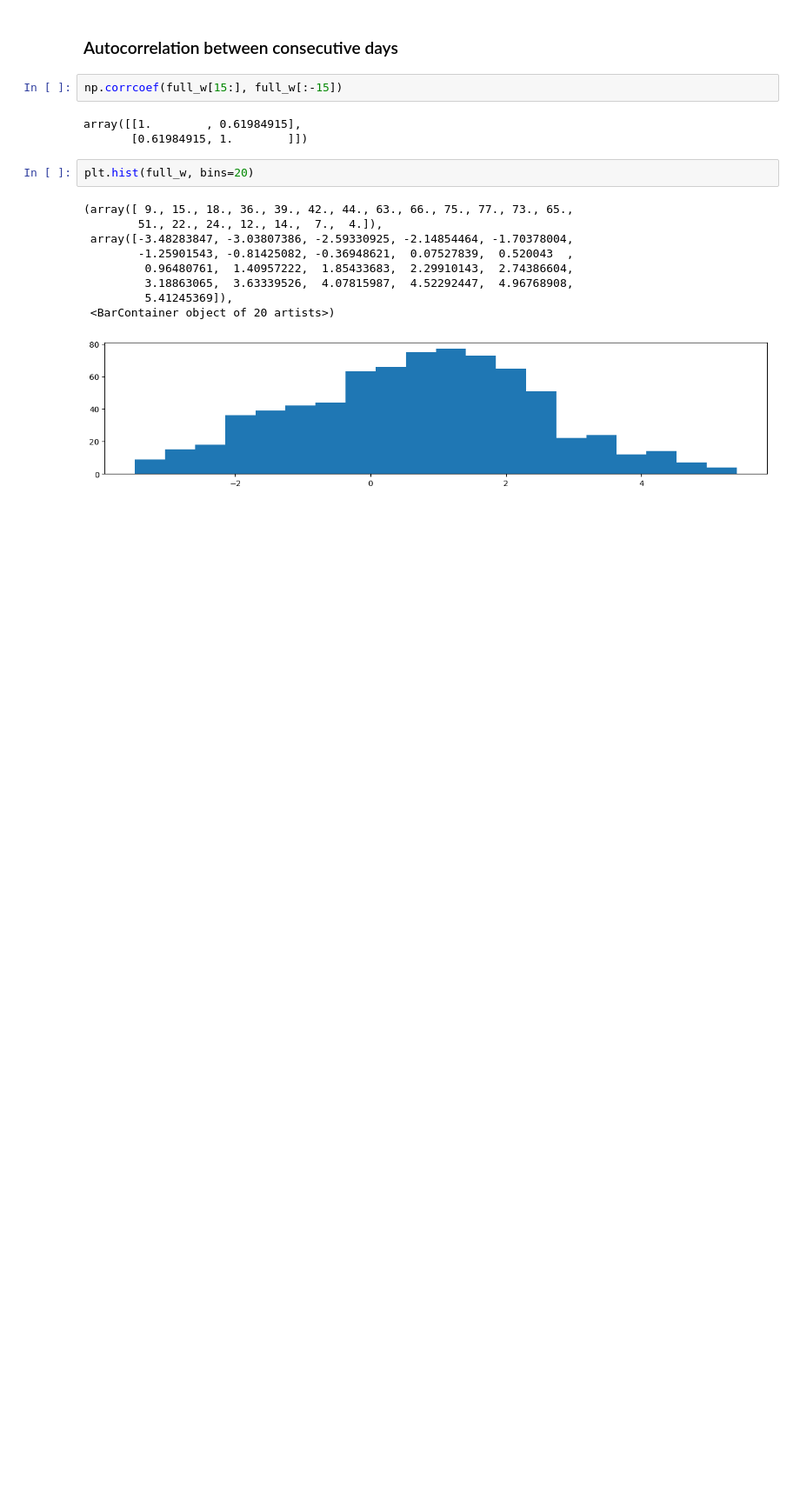
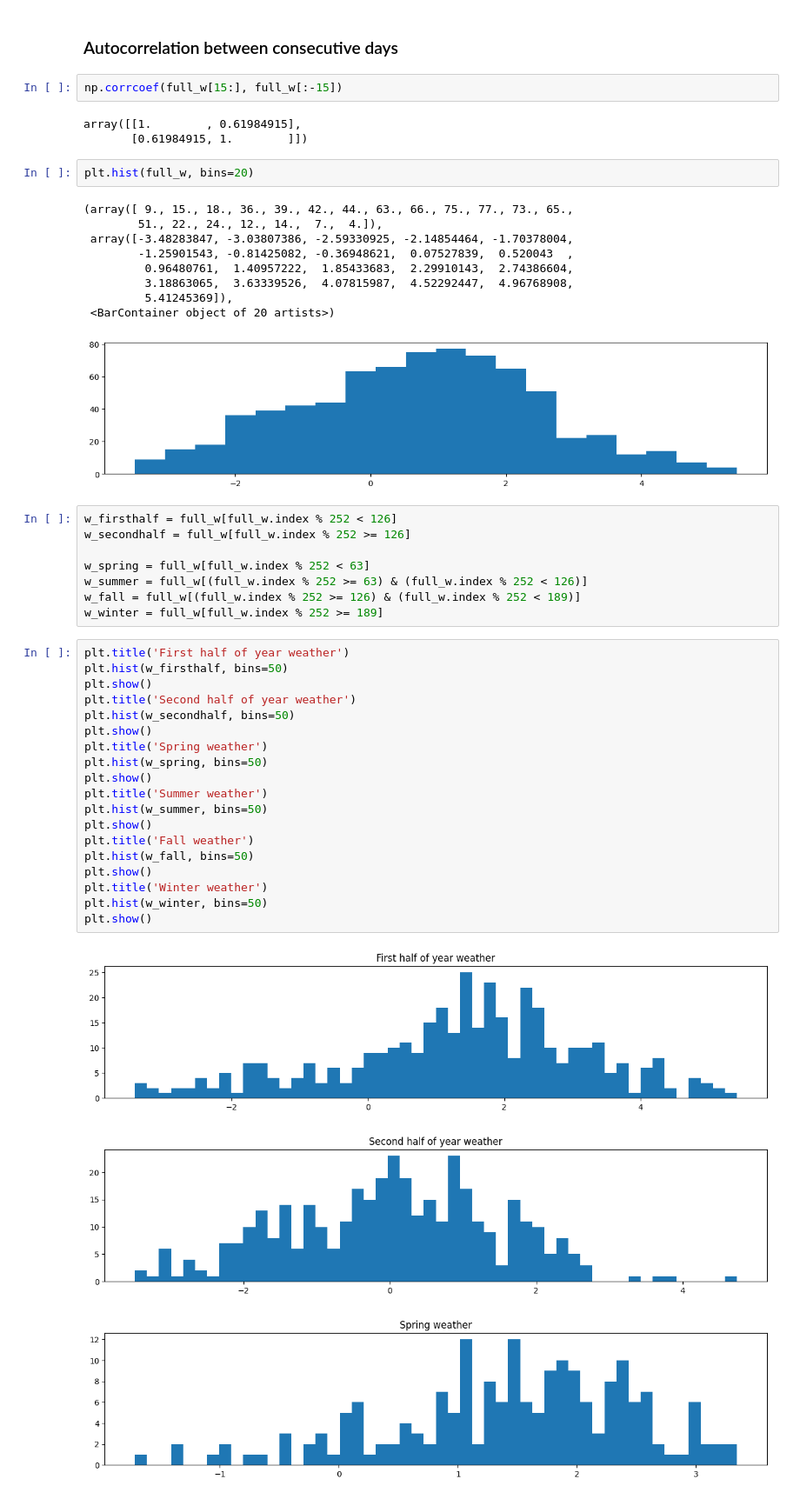
Before and after one commit to Ae-bii/uchicago-trading-2023, a Jupyter notebook: case1/analysis/analysis.ipynb, the cells around one changed output. Shown at 87% size. Cells and saved outputs as stored; diff of their text form; blank space fills up the shorter version.

Commit message:
Added some weather analysis.

```diff
--- a/case1/analysis/analysis.ipynb
+++ b/case1/analysis/analysis.ipynb
@@ -260,3 +259,34 @@ plt.hist(full_w, bins=20)
          5.41245369]),
  <BarContainer object of 20 artists>)
 [figure]
+# %%
+w_firsthalf = full_w[full_w.index % 252 < 126]
+w_secondhalf = full_w[full_w.index % 252 >= 126]
+
+w_spring = full_w[full_w.index % 252 < 63]
+w_summer = full_w[(full_w.index % 252 >= 63) & (full_w.index % 252 < 126)]
+w_fall = full_w[(full_w.index % 252 >= 126) & (full_w.index % 252 < 189)]
+w_winter = full_w[full_w.index % 252 >= 189]
+# %%
+plt.title('First half of year weather')
+plt.hist(w_firsthalf, bins=50)
+plt.show()
+plt.title('Second half of year weather')
+plt.hist(w_secondhalf, bins=50)
+plt.show()
+plt.title('Spring weather')
+plt.hist(w_spring, bins=50)
+plt.show()
+plt.title('Summer weather')
+plt.hist(w_summer, bins=50)
+plt.show()
+plt.title('Fall weather')
+plt.hist(w_fall, bins=50)
+plt.show()
+plt.title('Winter weather')
+plt.hist(w_winter, bins=50)
+plt.show()
+# %% [output]
+[figure, added]
+[figure, added]
+[figure, added]
```
Also changed, not shown: parts of 5 cells of this notebook.
